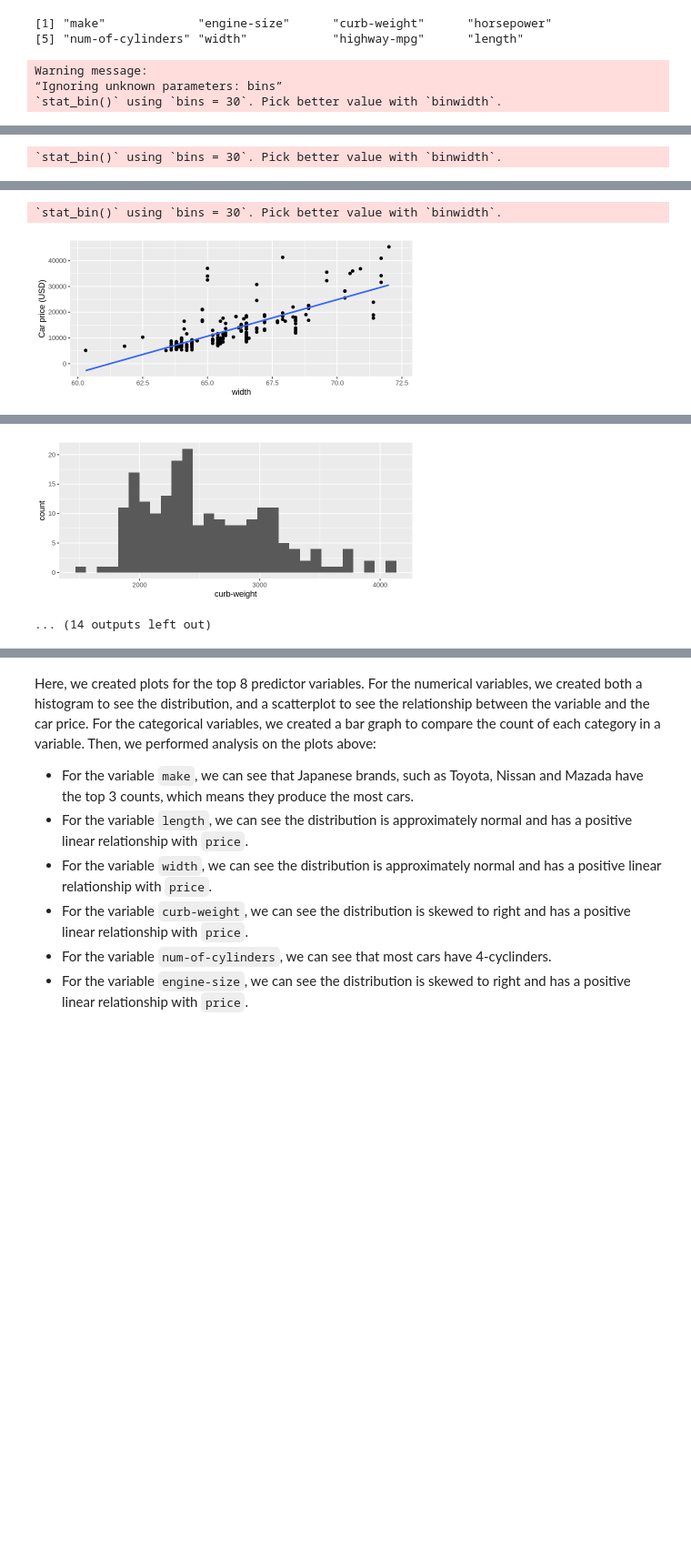
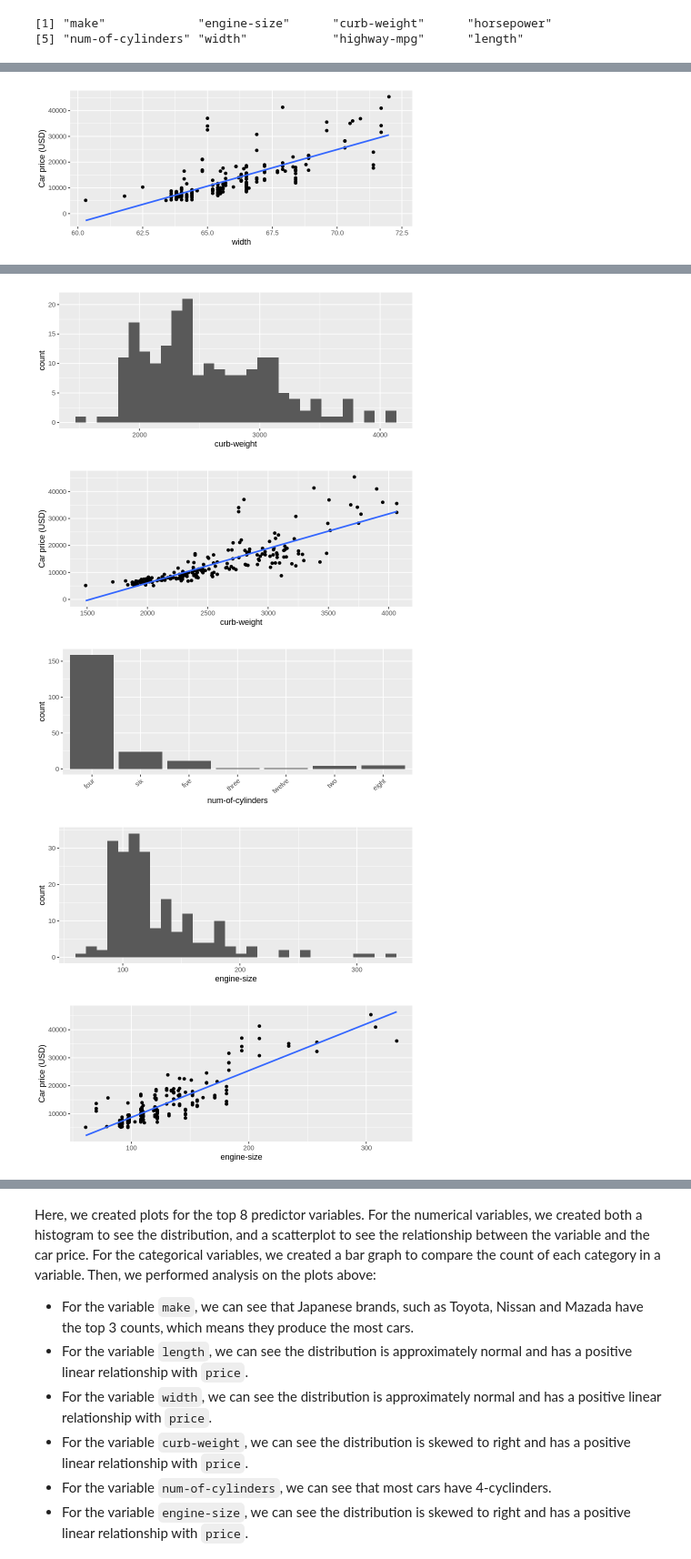
Before and after one commit to NingWang0123/stat301_group_project, a Jupyter notebook: stat301_proposal.ipynb, the cells around one changed output, grey strips where cells are left out. Shown at 91% size. Saved outputs shown, nothing was run; the diff lists cells and outputs as text; code cells hidden in the pictures; blank space fills up the shorter version.

```diff
--- a/stat301_proposal.ipynb
+++ b/stat301_proposal.ipynb
@@ -196,7 +211,7 @@ for (x in 1:25){
     if (typeof(unlist(automobile[,x]))=="double"){
          print(automobile %>%
          ggplot() +
-         geom_histogram(aes(x = unlist(automobile[,x])))+
+         geom_histogram(aes(x = unlist(automobile[,x])), bins = 30)+
               xlab(colnames(automobile[,x])))
 
          print(automobile %>%
@@ -209,7 +224,7 @@ for (x in 1:25){
     else{
         print(automobile %>%
             ggplot(aes(x=unlist(automobile[,x]))) +
-            geom_bar(stat="count",bins=50)+
+            geom_bar(stat="count",bins=30)+
             xlab(colnames(automobile[,x])) +
             theme(axis.text.x = element_text(angle = 40, hjust = 1)))
 
@@ -219,8 +234,9 @@ for (x in 1:25){
 
 
     }
+
+oldw <- getOption("warn")
+
+options(warn = -1)
 # %% [output]
-Warning message:
-“Ignoring unknown parameters: bins”
-`stat_bin()` using `bins = 30`. Pick better value with `binwidth`.
 [figure]
@@ -231,3 +243,2 @@ Warning message:
 [figure]
-`stat_bin()` using `bins = 30`. Pick better value with `binwidth`.
 [figure]
@@ -238,3 +245,2 @@ Warning message:
 [figure]
-`stat_bin()` using `bins = 30`. Pick better value with `binwidth`.
 [figure]
@@ -247,2 +247,5 @@ Warning message:
 [figure]
-... (14 outputs left out)
+[figure, added]
+[figure, added]
+[figure, added]
+[figure, added]
```
Also changed, not shown: parts of 42 cells of this notebook.
